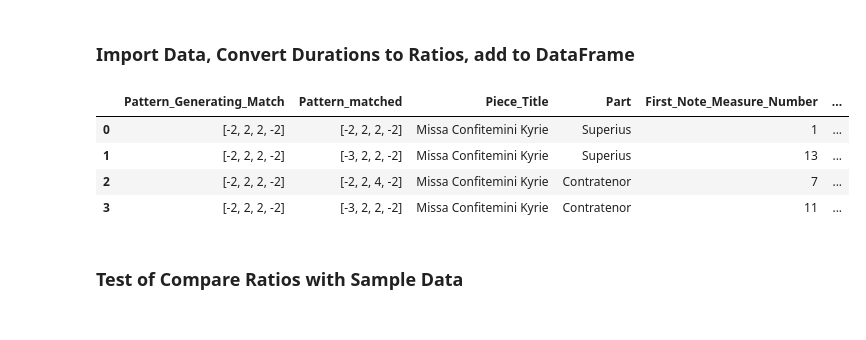
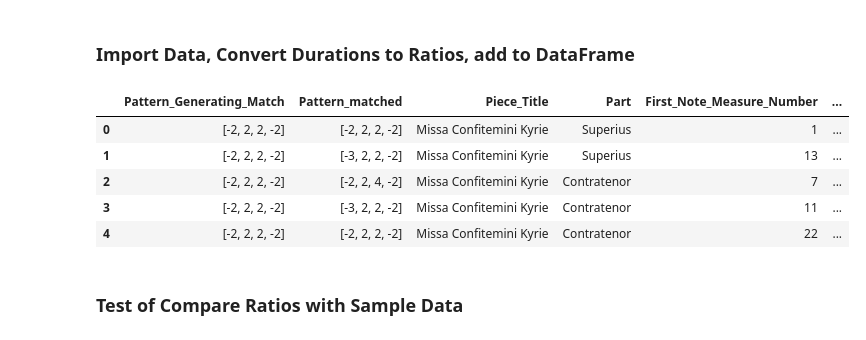
Before and after one commit to RichardFreedman/CRIM-notebooks, a Jupyter notebook: CRIM/Duration_Test_2.ipynb, the cells around one changed output. Cells and saved outputs as stored; diff of their text form; code cells hidden in the pictures.

```diff
--- a/CRIM/Duration_Test_2.ipynb
+++ b/CRIM/Duration_Test_2.ipynb
@@ -28,13 +28,14 @@ def get_ratios(input_list):
     return ratio_pairs
 # %%
 results["Duration_Ratios"] = results.Note_Durations.apply(get_ratios)
-results.head(4)
+results.head(5)
 # %% [output]
 |  | Pattern_Generating_Match | Pattern_matched | Piece_Title | Part | First_Note_Measure_Number | ... |
 | 0 | [-2, 2, 2, -2] | [-2, 2, 2, -2] | Missa Confitemini Kyrie | Superius | 1 | ... |
 | 1 | [-2, 2, 2, -2] | [-3, 2, 2, -2] | Missa Confitemini Kyrie | Superius | 13 | ... |
 | 2 | [-2, 2, 2, -2] | [-2, 2, 4, -2] | Missa Confitemini Kyrie | Contratenor | 7 | ... |
 | 3 | [-2, 2, 2, -2] | [-3, 2, 2, -2] | Missa Confitemini Kyrie | Contratenor | 11 | ... |
+| 4 | [-2, 2, 2, -2] | [-2, 2, 2, -2] | Missa Confitemini Kyrie | Contratenor | 22 | ... |
 # %% [markdown]
 ### Test of Compare Ratios with Sample Data
 # %%
```
Also changed, not shown: parts of 3 cells of this notebook, 4 other files.
